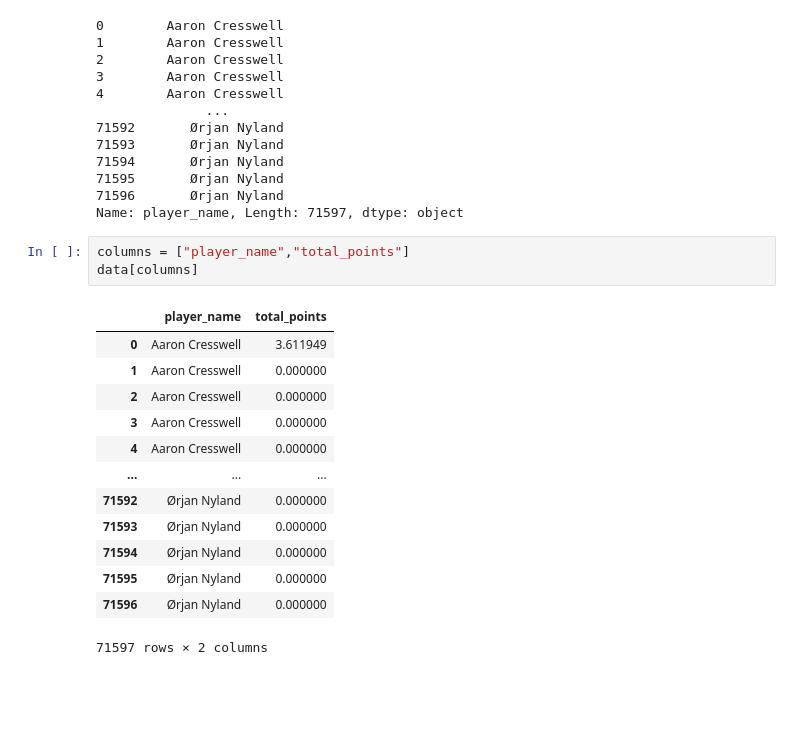
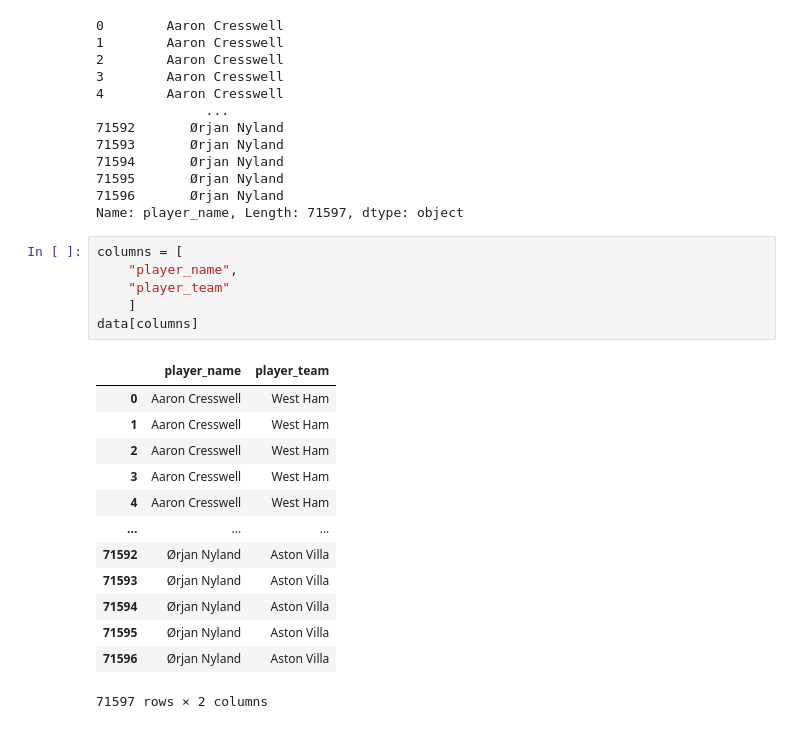
Before and after one commit to Julen-Stha/Extra-Prof-Classes, a Jupyter notebook: Day-3/pandas1.ipynb, the cells around one changed output. Cells and saved outputs as stored; diff of their text form; blank space fills up the shorter version.

```diff
--- a/Day-3/pandas1.ipynb
+++ b/Day-3/pandas1.ipynb
@@ -166,19 +166,22 @@ data["player_name"]
 71596       Ørjan Nyland
 Name: player_name, Length: 71597, dtype: object
 # %%
-columns = ["player_name","total_points"]
+columns = [
+    "player_name",
+    "player_team"
+    ]
 data[columns]
 # %% [output]
-|  | player_name | total_points |
-| 0 | Aaron Cresswell | 3.611949 |
-| 1 | Aaron Cresswell | 0.000000 |
-| 2 | Aaron Cresswell | 0.000000 |
-| 3 | Aaron Cresswell | 0.000000 |
-| 4 | Aaron Cresswell | 0.000000 |
+|  | player_name | player_team |
+| 0 | Aaron Cresswell | West Ham |
+| 1 | Aaron Cresswell | West Ham |
+| 2 | Aaron Cresswell | West Ham |
+| 3 | Aaron Cresswell | West Ham |
+| 4 | Aaron Cresswell | West Ham |
 | ... | ... | ... |
-| 71592 | Ørjan Nyland | 0.000000 |
-| 71593 | Ørjan Nyland | 0.000000 |
-| 71594 | Ørjan Nyland | 0.000000 |
-| 71595 | Ørjan Nyland | 0.000000 |
-| 71596 | Ørjan Nyland | 0.000000 |
+| 71592 | Ørjan Nyland | Aston Villa |
+| 71593 | Ørjan Nyland | Aston Villa |
+| 71594 | Ørjan Nyland | Aston Villa |
+| 71595 | Ørjan Nyland | Aston Villa |
+| 71596 | Ørjan Nyland | Aston Villa |
 71597 rows × 2 columns
```
Also changed, not shown: parts of 12 cells of this notebook.
